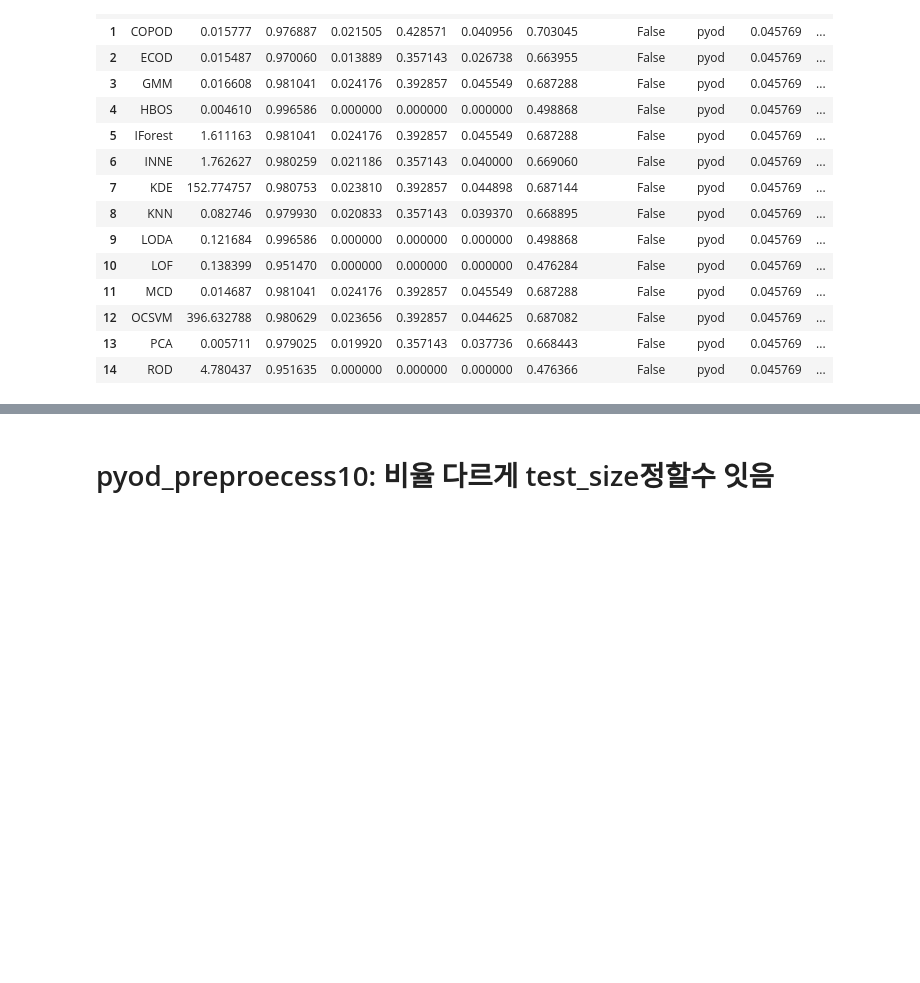
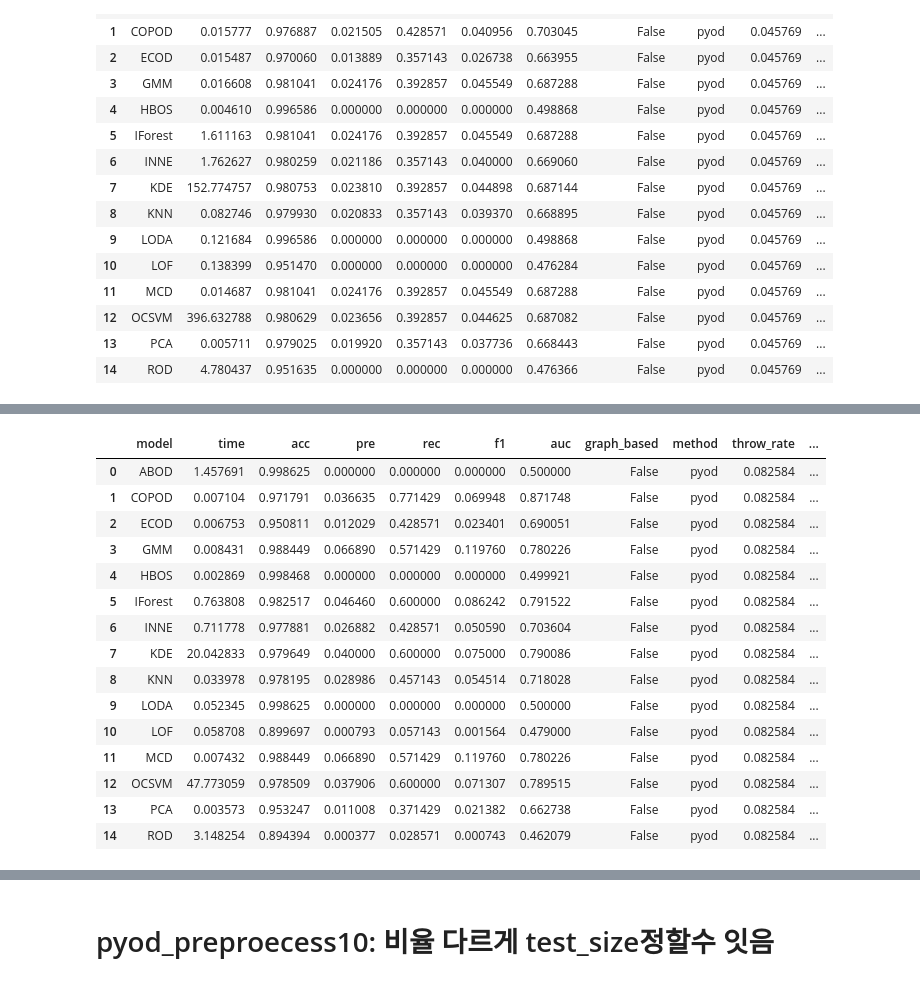
Before and after one commit to boram-coco/GNNpaper, a Jupyter notebook: posts/Pyod/240409-pyod.ipynb, the cells around one changed output, grey strips where cells are left out. Saved outputs shown, nothing was run; the diff lists cells and outputs as text; code cells hidden in the pictures; blank space fills up the shorter version.

```diff
--- a/posts/Pyod/240409-pyod.ipynb
+++ b/posts/Pyod/240409-pyod.ipynb
@@ -416,0 +554,19 @@ pyod(*pyod_preprocess7(fraudTrain, 0.001,10))
+# %%
+pyod(*pyod_preprocess7(fraudTrain, 0.15,10))
+# %% [output]
+|  | model | time | acc | pre | rec | f1 | auc | graph_based | method | throw_rate | ... |
+| 0 | ABOD | 1.457691 | 0.998625 | 0.000000 | 0.000000 | 0.000000 | 0.500000 | False | pyod | 0.082584 | ... |
+| 1 | COPOD | 0.007104 | 0.971791 | 0.036635 | 0.771429 | 0.069948 | 0.871748 | False | pyod | 0.082584 | ... |
+| 2 | ECOD | 0.006753 | 0.950811 | 0.012029 | 0.428571 | 0.023401 | 0.690051 | False | pyod | 0.082584 | ... |
+| 3 | GMM | 0.008431 | 0.988449 | 0.066890 | 0.571429 | 0.119760 | 0.780226 | False | pyod | 0.082584 | ... |
+| 4 | HBOS | 0.002869 | 0.998468 | 0.000000 | 0.000000 | 0.000000 | 0.499921 | False | pyod | 0.082584 | ... |
+| 5 | IForest | 0.763808 | 0.982517 | 0.046460 | 0.600000 | 0.086242 | 0.791522 | False | pyod | 0.082584 | ... |
+| 6 | INNE | 0.711778 | 0.977881 | 0.026882 | 0.428571 | 0.050590 | 0.703604 | False | pyod | 0.082584 | ... |
+| 7 | KDE | 20.042833 | 0.979649 | 0.040000 | 0.600000 | 0.075000 | 0.790086 | False | pyod | 0.082584 | ... |
+| 8 | KNN | 0.033978 | 0.978195 | 0.028986 | 0.457143 | 0.054514 | 0.718028 | False | pyod | 0.082584 | ... |
+| 9 | LODA | 0.052345 | 0.998625 | 0.000000 | 0.000000 | 0.000000 | 0.500000 | False | pyod | 0.082584 | ... |
+| 10 | LOF | 0.058708 | 0.899697 | 0.000793 | 0.057143 | 0.001564 | 0.479000 | False | pyod | 0.082584 | ... |
+| 11 | MCD | 0.007432 | 0.988449 | 0.066890 | 0.571429 | 0.119760 | 0.780226 | False | pyod | 0.082584 | ... |
+| 12 | OCSVM | 47.773059 | 0.978509 | 0.037906 | 0.600000 | 0.071307 | 0.789515 | False | pyod | 0.082584 | ... |
+| 13 | PCA | 0.003573 | 0.953247 | 0.011008 | 0.371429 | 0.021382 | 0.662738 | False | pyod | 0.082584 | ... |
+| 14 | ROD | 3.148254 | 0.894394 | 0.000377 | 0.028571 | 0.000743 | 0.462079 | False | pyod | 0.082584 | ... |
```
Also changed, not shown: parts of 32 cells of this notebook.
